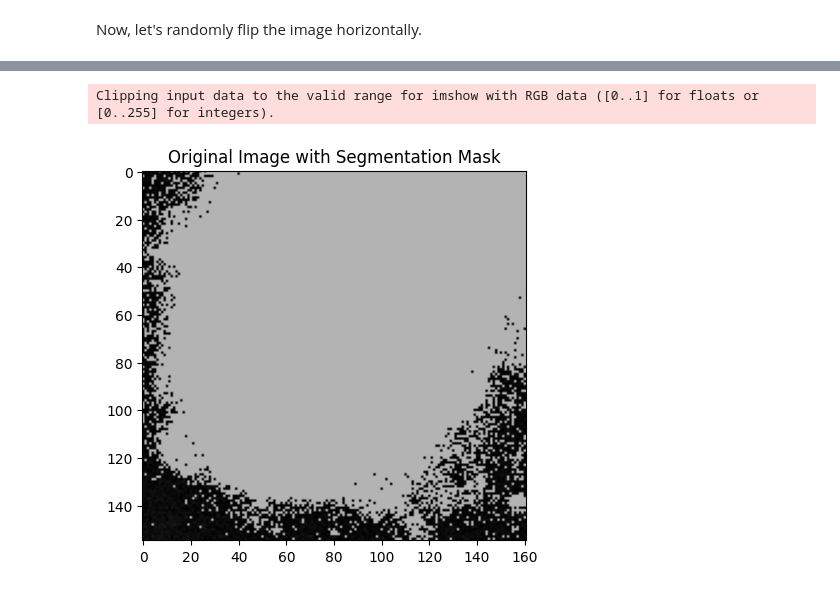
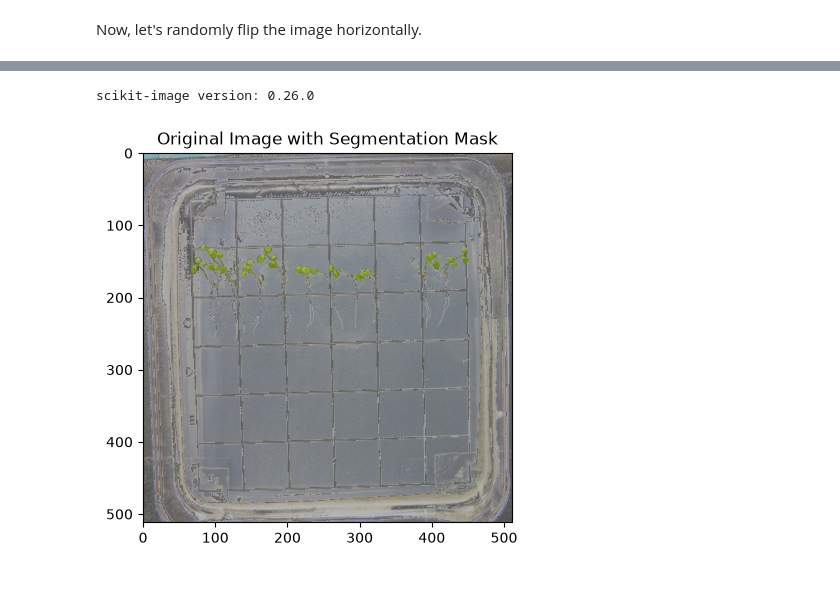
Before and after one commit to dr-richard-barker/OSDR_juypter_book.io, a Jupyter notebook: chapters/Image_Data.ipynb, the cells around one changed output, grey strips where cells are left out. Cells and saved outputs as stored; diff of their text form; code cells hidden in the pictures.

```diff
--- a/chapters/Image_Data.ipynb
+++ b/chapters/Image_Data.ipynb
@@ -73,0 +44,14 @@ This second image shows a nucleus that was exposed to low-energy X-rays at a dos
+# %%
+import requests, io
+from PIL import Image
+import matplotlib.pyplot as plt
+
+# Helper function to download an image from the OSDR (OSD-120) dataset by filename
+def load_osdr_image(filename):
+    base = "https://osdr.nasa.gov/geode-py/ws/studies/OSD-120/download?source=datamanager&file="
+    response = requests.get(base + filename, timeout=120)
+    return Image.open(io.BytesIO(response.content))
+
+# Open a ground-control root photograph (day 13) and display it
+img = load_osdr_image("LSDS-33_morphometric-photography_Atha_Col-0_root_GC_Alight_Rep1_GSM2493759_Day13_image1.jpg")
+plt.imshow(img)
@@ -315,30 +282,33 @@ Note: you may need to restart the kernel to use updated packages.
+# %%
+# scikit-image provides handy image-processing routines for segmentation
+import skimage
+print("scikit-image version:", skimage.__version__)
+# %% [output]
+scikit-image version: 0.26.0
 # %%
 import matplotlib.pyplot as plt
-from skimage import io, color
+from skimage import color
+import numpy as np
 
-f = fs.open(f"s3://nasa-bps-training-data/Microscopy/train/P287_73668956345-E5_012_036_proj.tif/", "rb")
-img = io.imread(f)
+# Download a root photograph and convert to a NumPy array
+pil_img = load_osdr_image("LSDS-33_morphometric-photography_Atha_Col-0_root_GC_Alight_Rep1_GSM2493759_Day13_image1.jpg")
 
-# Invert the image intensity values since the image background is darker than the region of interest
-inverted_image = 255 - img
+# Resize down so segmentation runs quickly
+pil_img = pil_img.resize((512, 512))
+image = np.array(pil_img)
 
-# Add a dummy channel so it can be converted to RGB space
-image = np.stack((inverted_image,) * 3, axis=-1)
+# Convert the RGB image to grayscale (values 0-1)
+gray = color.rgb2gray(image)
 
-# Convert the image to LAB colorspace
-lab_image = color.rgb2lab(image)
+# The roots/plant are darker than the bright background, so foreground = dark pixels.
+# Choose a threshold; pixels DARKER than the threshold are considered plant.
+threshold = 0.5
+mask = gray < threshold
 
-# Define a threshold for separating the foreground
-threshold = 100
-
-# Create a binary mask where pixels above the threshold are considered foreground
-mask = lab_image[:,:,0] > threshold
-
-# Display the original image and segmentation mask (optional)
+# Display the original image and segmentation mask
 plt.imshow(image)
 plt.imshow(mask, alpha=0.3, cmap='gray')  # Overlay mask on top with transparency
 plt.title('Original Image with Segmentation Mask')
 plt.show()
 # %% [output]
-Clipping input data to the valid range for imshow with RGB data ([0..1] for floats or [0..255] for integers).
-[figure, old version]
+[figure, new version]
```
Also changed, not shown: parts of 33 cells of this notebook, 7 other files.
